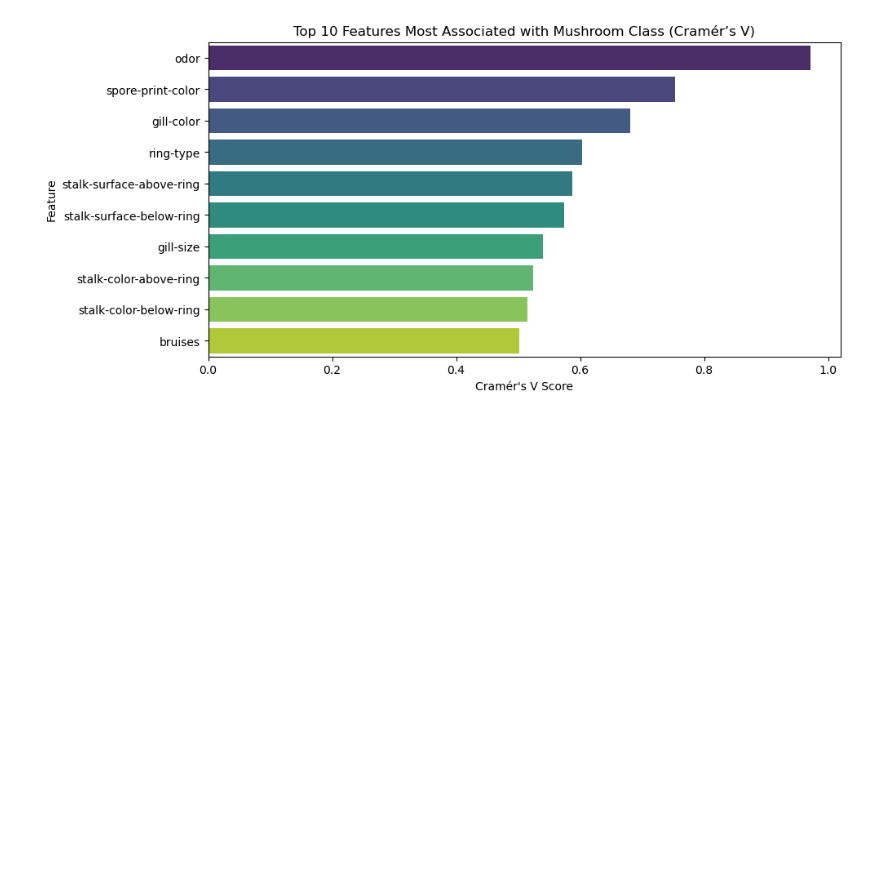
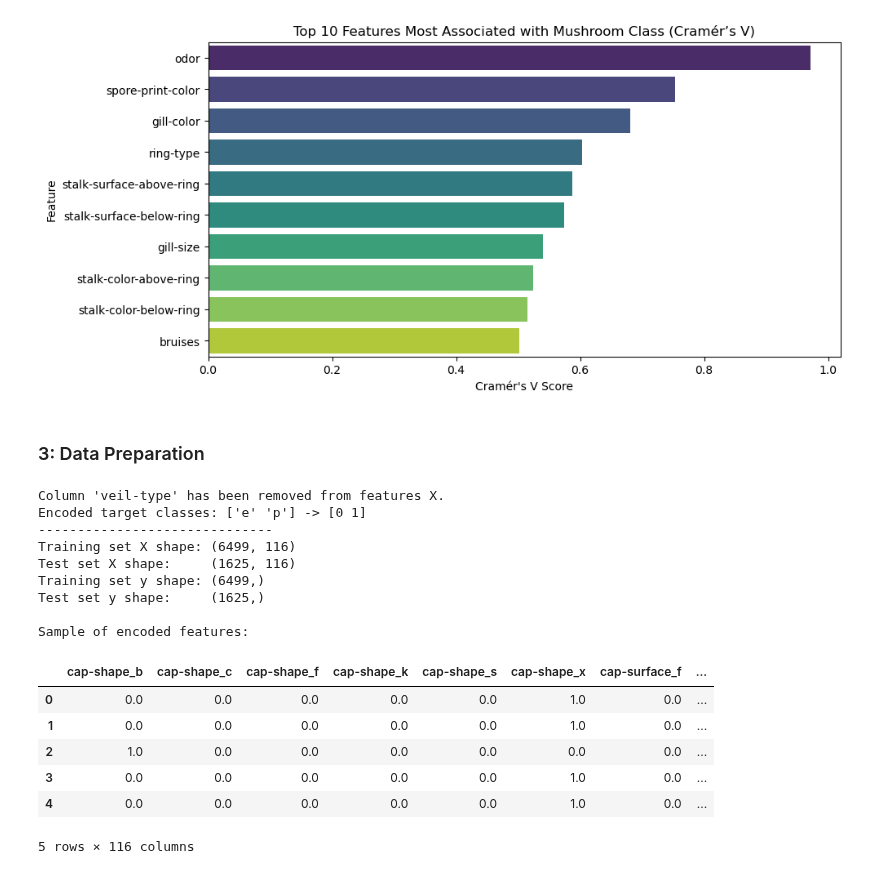
Before and after one commit to lukassso/python-mini-projects, a Jupyter notebook: machine-learning/ml_final_projects/02_mushroom_classification.ipynb, the cells around one changed output. Saved outputs shown, nothing was run; the diff lists cells and outputs as text; code cells hidden in the pictures; blank space fills up the shorter version.

Commit message:
fp-mushroom: encode features and target, split dataset into train and test sets

```diff
--- a/machine-learning/ml_final_projects/02_mushroom_classification.ipynb
+++ b/machine-learning/ml_final_projects/02_mushroom_classification.ipynb
@@ -47,7 +50,7 @@ column_names = [
 
 # Load the dataset
 try:
-    df = pd.read_csv(data_path, header=None, names=column_names, na_values='?')
+    df = pd.read_csv(data_path, header=None, names=column_names)
     print("✅ Data loaded successfully.\n")
     print("Sample (first 5 rows):")
     display(df.head())
@@ -254,3 +257,61 @@ Cramér’s V scores for all features vs. class:
 | 15 | veil-type | 0.000000 |
 Top 10 features most strongly associated with class:
 [figure]
+# %% [markdown]
+### 3: Data Preparation
+# %%
+# Separate features (X) and target variable (y)
+X = df.drop(columns=['class'])
+y_raw = df['class']
+
+# Drop non-informative column 'veil-type' if present
+if 'veil-type' in X.columns:
+    X = X.drop(columns=['veil-type'])
+    print("Column 'veil-type' has been removed from features X.")
+
+# Encode target variable y into numeric values (0 = edible, 1 = poisonous)
+label_encoder = LabelEncoder()
+y = label_encoder.fit_transform(y_raw)
+print(f"Encoded target classes: {label_encoder.classes_} -> {label_encoder.transform(label_encoder.classes_)}")
+
+# One-hot encode categorical features
+encoder = OneHotEncoder(sparse_output=False, handle_unknown='ignore')
+X_encoded = encoder.fit_transform(X)
+
+# Convert to DataFrame for readability
+feature_names = encoder.get_feature_names_out(X.columns)
+X_encoded_df = pd.DataFrame(X_encoded, columns=feature_names)
+
+# Train-test split (80:20) with stratification
+X_train, X_test, y_train, y_test = train_test_split(
+    X_encoded_df, y,
+    test_size=0.2,
+    random_state=42,
+    stratify=y
+)
+
+print("-" * 30)
+print(f"Training set X shape: {X_train.shape}")
+print(f"Test set X shape:     {X_test.shape}")
+print(f"Training set y shape: {y_train.shape}")
+print(f"Test set y shape:     {y_test.shape}")
+
+print("\nSample of encoded features:")
+display(X_encoded_df.head())
+# %% [output]
+Column 'veil-type' has been removed from features X.
+Encoded target classes: ['e' 'p'] -> [0 1]
+------------------------------
+Training set X shape: (6499, 116)
+Test set X shape:     (1625, 116)
+Training set y shape: (6499,)
+Test set y shape:     (1625,)
+
+Sample of encoded features:
+|  | cap-shape_b | cap-shape_c | cap-shape_f | cap-shape_k | cap-shape_s | cap-shape_x | cap-surface_f | ... |
+| 0 | 0.0 | 0.0 | 0.0 | 0.0 | 0.0 | 1.0 | 0.0 | ... |
+| 1 | 0.0 | 0.0 | 0.0 | 0.0 | 0.0 | 1.0 | 0.0 | ... |
+| 2 | 1.0 | 0.0 | 0.0 | 0.0 | 0.0 | 0.0 | 0.0 | ... |
+| 3 | 0.0 | 0.0 | 0.0 | 0.0 | 0.0 | 1.0 | 0.0 | ... |
+| 4 | 0.0 | 0.0 | 0.0 | 0.0 | 0.0 | 1.0 | 0.0 | ... |
+5 rows × 116 columns
```
Also changed, not shown: parts of 2 cells of this notebook.
